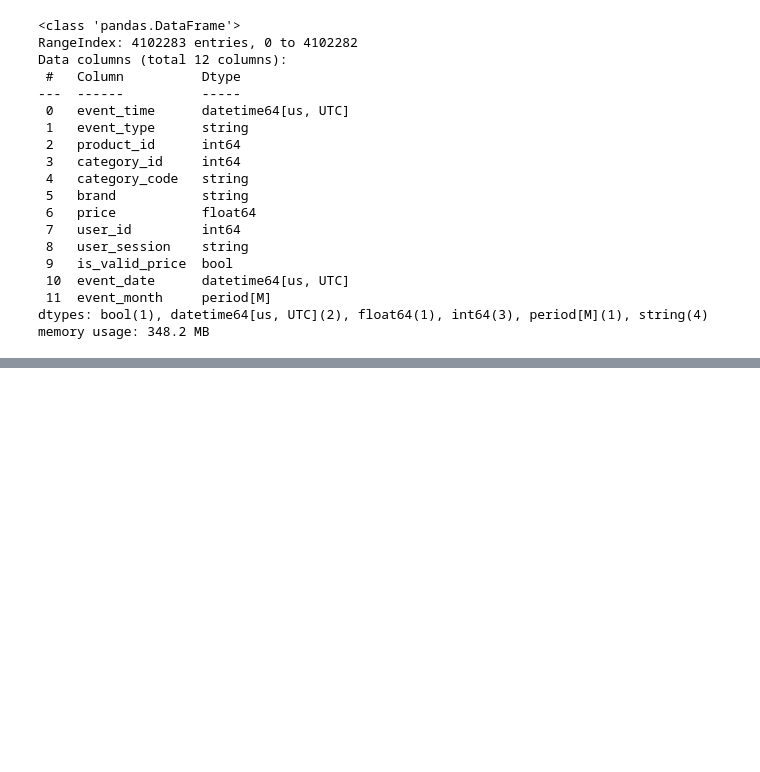
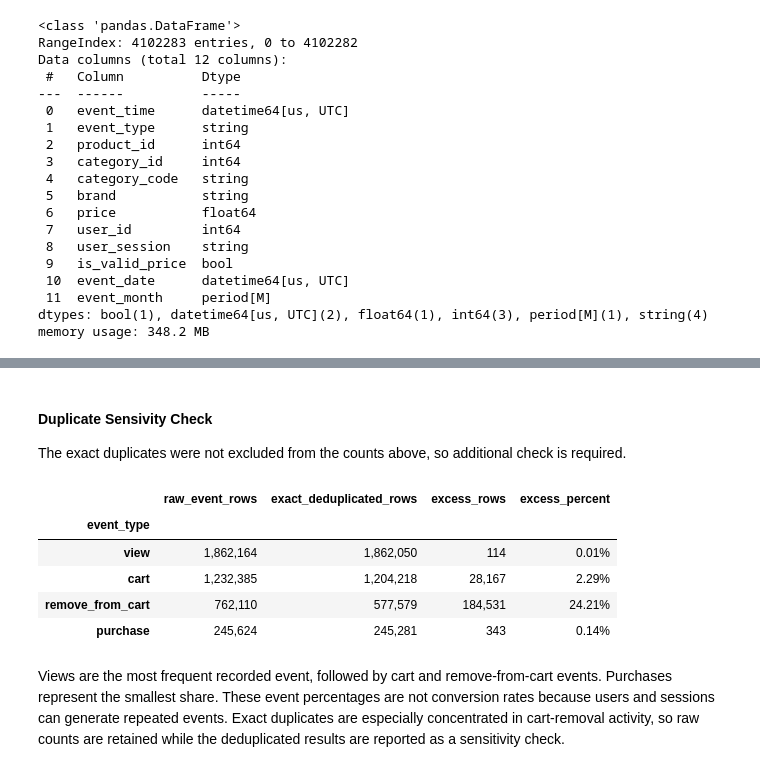
Before and after one commit to moriyuko/ecommerce-product-analysis, a Jupyter notebook: notebook.ipynb, the cells around one changed output, grey strips where cells are left out. Drawn from its saved outputs; the diff is of its cells as text; code cells hidden in the pictures; blank space fills up the shorter version.

```diff
--- a/notebook.ipynb
+++ b/notebook.ipynb
@@ -453,0 +538,52 @@ memory usage: 348.2 MB
+# %% [markdown]
+#### Duplicate Sensivity Check
+
+The exact duplicates were not excluded from the counts above, so additional check is required.
+# %%
+deduplicated_counts = (
+    df.drop_duplicates()
+    ["event_type"]
+    .value_counts()
+    .reindex(EVENT_ORDER)
+)
+
+duplicate_sensitivity = (
+    event_overview[
+        ["event_type", "event_count"]
+    ]
+    .set_index("event_type")
+    .rename(columns={"event_count": "raw_event_rows"})
+)
+
+duplicate_sensitivity["exact_deduplicated_rows"] = (
+    deduplicated_counts
+)
+
+duplicate_sensitivity["excess_rows"] = (
+    duplicate_sensitivity["raw_event_rows"]
+    - duplicate_sensitivity["exact_deduplicated_rows"]
+)
+
+duplicate_sensitivity["excess_percent"] = (
+    duplicate_sensitivity["excess_rows"]
+    .div(duplicate_sensitivity["raw_event_rows"])
+    .mul(100)
+)
+
+display(
+    duplicate_sensitivity.style.format({
+        "raw_event_rows": "{:,.0f}",
+        "exact_deduplicated_rows": "{:,.0f}",
+        "excess_rows": "{:,.0f}",
+        "excess_percent": "{:.2f}%",
+    })
+)
+# %% [output]
+|  | raw_event_rows | exact_deduplicated_rows | excess_rows | excess_percent |
+| event_type |  |  |  |  |
+| view | 1,862,164 | 1,862,050 | 114 | 0.01% |
+| cart | 1,232,385 | 1,204,218 | 28,167 | 2.29% |
+| remove_from_cart | 762,110 | 577,579 | 184,531 | 24.21% |
+| purchase | 245,624 | 245,281 | 343 | 0.14% |
+# %% [markdown]
+Views are the most frequent recorded event, followed by cart and remove-from-cart events. Purchases represent the smallest share. These event percentages are not conversion rates because users and sessions can generate repeated events. Exact duplicates are especially concentrated in cart-removal activity, so raw counts are retained while the deduplicated results are reported as a sensitivity check.
```
Also changed, not shown: parts of 3 cells of this notebook.
